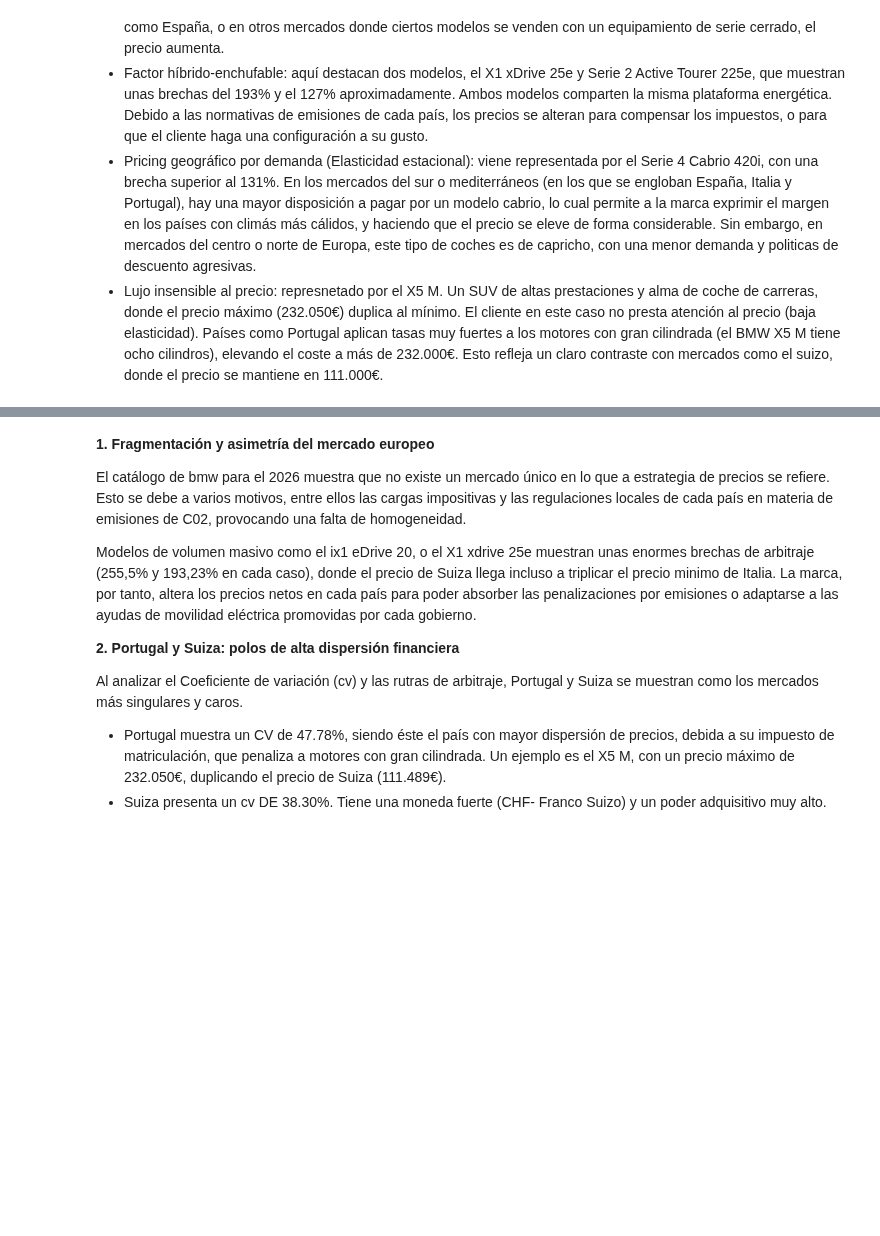
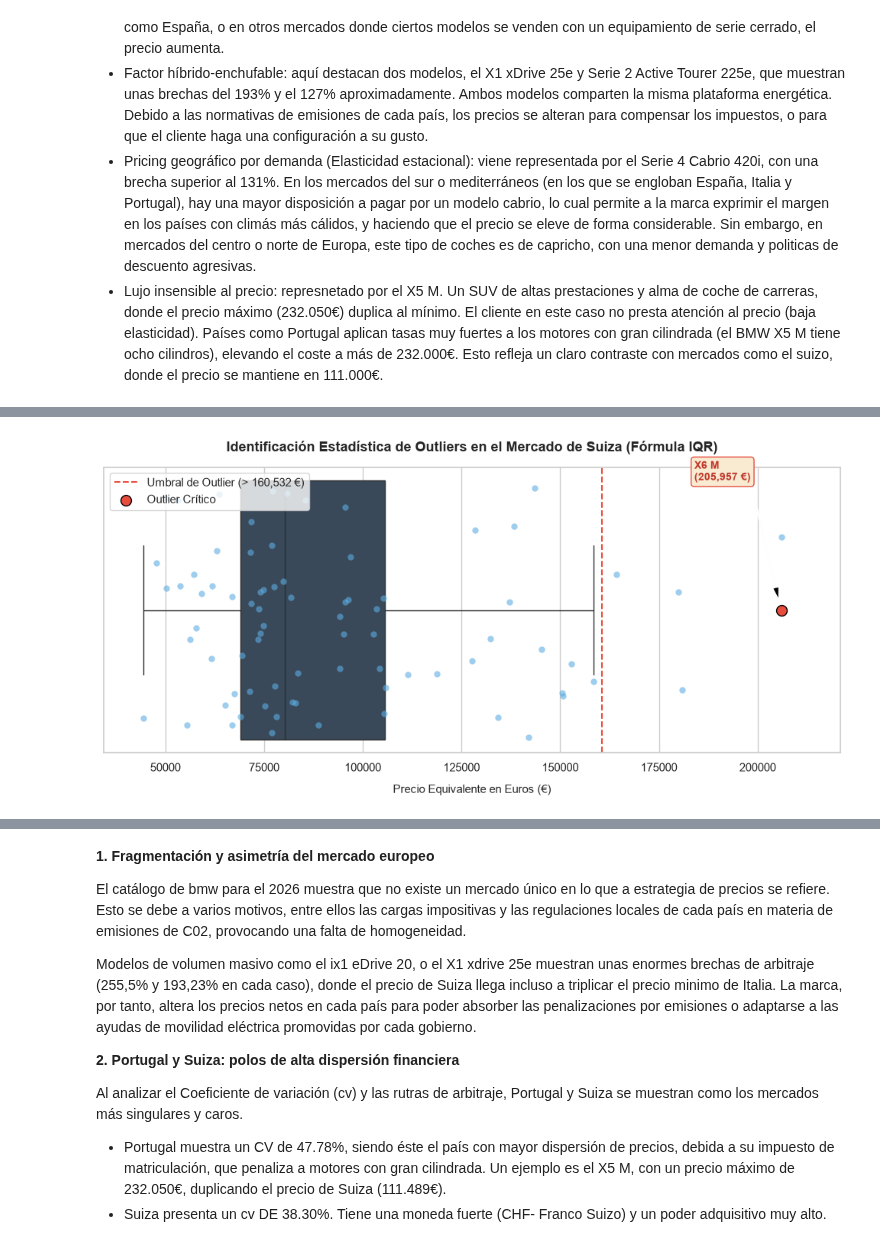
Before and after one commit to adrianamorchons/analisis_precios_bmw_2026, a Jupyter notebook: ANALISIS_BMW_PRECIOS_2026.ipynb, the cells around one changed output, grey strips where cells are left out. Cells and saved outputs as stored; diff of their text form; code cells hidden in the pictures; blank space fills up the shorter version.

```diff
--- a/ANALISIS_BMW_PRECIOS_2026.ipynb
+++ b/ANALISIS_BMW_PRECIOS_2026.ipynb
@@ -1619,0 +1729,75 @@ Posibles motivos para la enorme brecha de precios (mostrada en columna brecha_ar
+# %%
+#Representación gráfica del outlier en Suiza: Modelo X6 M
+#Valor convertido a €: 205957
+#Diagrama de caja o boxplot
+
+import matplotlib.pyplot as plt
+import seaborn as sns
+
+#Filtrar datos limpios de Suiza
+col_suiza = 'Suiza_Euro'
+df_grafico = df[(df[col_suiza].notna()) & (df[col_suiza] > 0)].copy()
+
+#Tamaño y estilo del gráfico
+plt.figure(figsize=(10,5))
+sns.set_theme(style="whitegrid")
+
+#Dibujar caja
+sns.boxplot(
+    data=df_grafico,
+    x=col_suiza,
+    color='#34495e',  # Gris oscuro elegante para la caja principal
+    width=0.3,
+    fliersize=0       # Ocultamos los puntos de outliers nativos para pintarlos personalizados
+)
+
+#Mostrar densidad real de los modelos
+sns.stripplot(
+    data=df_grafico,
+    x=col_suiza,
+    color='#5dade2',  # Azul claro para los puntos normales del catálogo
+    size=6,
+    alpha=0.6,
+    jitter=0.15
+)
+
+#Línea de IQR (DISCONTINUA)
+Q1 = df_grafico[col_suiza].quantile(0.25)
+Q3 = df_grafico[col_suiza].quantile(0.75)
+IQR = Q3 - Q1
+umbral_superior = Q3 + 1.5 * IQR
+plt.axvline(x=umbral_superior, color='#e74c3c', linestyle='--', linewidth=1.5, label=f'Umbral de Outlier (> {int(umbral_superior):,} €)')
+
+#Identificación del outlier BMW X6 M en el gráfico
+
+x6m_data = df_grafico[df_grafico['Modelo'].str.contains('X6 M', case=False, na=False)]
+
+if not x6m_data.empty:
+    precio_x6m = int(x6m_data[col_suiza].values[0])
+    nombre_x6m = x6m_data['Modelo'].values[0]
+
+    # Destacar el punto del X6 M con un color rojo de alerta
+    plt.scatter(precio_x6m, 0, color='#e74c3c', s=100, zorder=5, edgecolor='black', label='Outlier Crítico')
+
+    # Etiqueta de texto flotante con una flecha apuntando al punto
+    plt.annotate(
+        f"{nombre_x6m}\n({precio_x6m:,} €)",
+        xy=(precio_x6m, 0),
+        xytext=(precio_x6m - 22000, -0.15),
+        arrowprops=dict(facecolor='black', shrink=0.08, width=1, headwidth=6),
+        fontsize=10,
+        fontweight='bold',
+        color='#c0392b',
+        bbox=dict(boxstyle="round,pad=0.3", fc="#f9ebd2", ec="#e74c3c", lw=1)
+    )
+
+#Formatear
+plt.title('Identificación Estadística de Outliers en el Mercado de Suiza (Fórmula IQR)', fontsize=13, fontweight='bold', pad=15)
+plt.xlabel('Precio Equivalente en Euros (€)', fontsize=11, labelpad=10)
+plt.gca().set_yticks([]) # Ocultamos el eje Y ya que es una sola dimensión de precios
+plt.xlim(df_grafico[col_suiza].min() - 10000, df_grafico[col_suiza].max() + 15000)
+plt.legend(loc='upper left', frameon=True)
+plt.tight_layout()
+plt.show()
+# %% [output]
+[figure, added]
```
Also changed, not shown: parts of 19 cells of this notebook.
